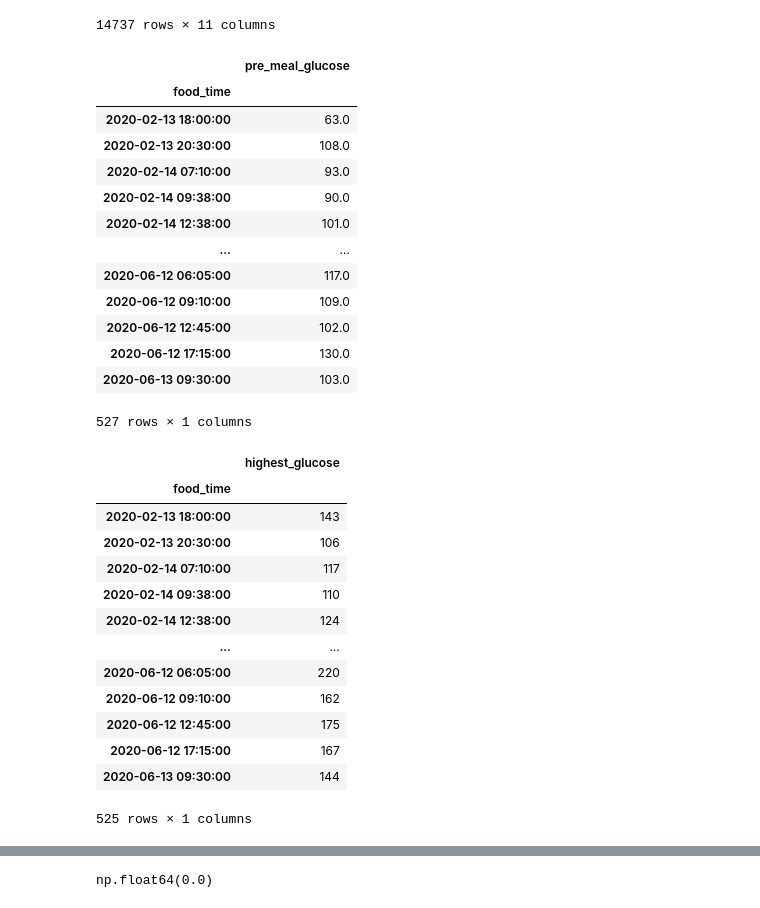
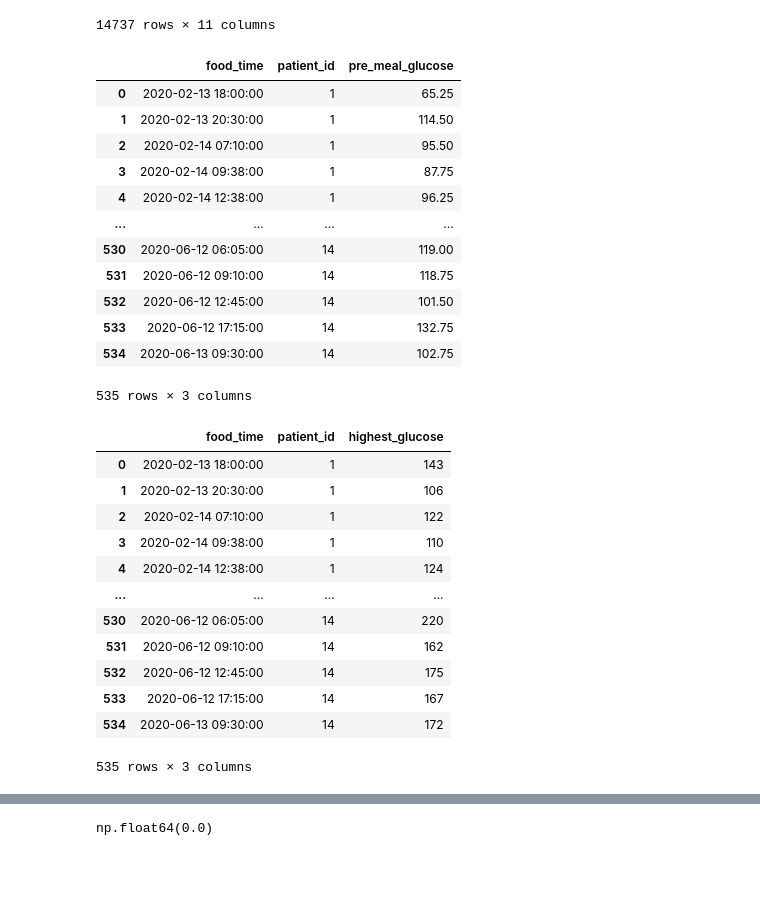
Before and after one commit to KrazyKats/glycemic_charts, a Jupyter notebook: viv_work/eda.ipynb, the cells around one changed output, grey strips where cells are left out. Cells and saved outputs as stored; diff of their text form; code cells hidden in the pictures; blank space fills up the shorter version.

```diff
--- a/viv_work/eda.ipynb
+++ b/viv_work/eda.ipynb
@@ -33,27 +33,29 @@ data
 | 14736 | 2020-06-13 09:30:00 | 654.0 | 82.0 | 5.6 | 40.0 | 26.0 | 26.0 | 14 | 2020-06-13 11:02:56 | ... |
 14737 rows × 11 columns
 # %%
-def get_latest_glucose_before_food(group):
+def get_mean_glucose_before_food(group):
     valid_glucose_times = group[group["glucose_time"] < group['food_time']]
     if valid_glucose_times.empty:
         return None
-    return valid_glucose_times.sort_values('glucose_time').iloc[-1]['glucose']
-    # return valid_glucose_times['glucose_time'].max()
+    return valid_glucose_times['glucose'].mean()
 # %%
-pre_meal_glucose = data.groupby("food_time").apply(get_latest_glucose_before_food).to_frame(name = 'pre_meal_glucose')
+pre_meal_glucose = (
+  data.groupby(["food_time", "patient_id"])
+  .apply(get_mean_glucose_before_food)
+  .to_frame(name = 'pre_meal_glucose').reset_index()
+)
 pre_meal_glucose
 # %% [output]
-|  | pre_meal_glucose |
-| food_time |  |
-| 2020-02-13 18:00:00 | 63.0 |
-| 2020-02-13 20:30:00 | 108.0 |
-| 2020-02-14 07:10:00 | 93.0 |
-| 2020-02-14 09:38:00 | 90.0 |
-| 2020-02-14 12:38:00 | 101.0 |
-| ... | ... |
-| 2020-06-12 06:05:00 | 117.0 |
-| 2020-06-12 09:10:00 | 109.0 |
-| 2020-06-12 12:45:00 | 102.0 |
-| 2020-06-12 17:15:00 | 130.0 |
-| 2020-06-13 09:30:00 | 103.0 |
+|  | food_time | patient_id | pre_meal_glucose |
+| 0 | 2020-02-13 18:00:00 | 1 | 65.25 |
+| 1 | 2020-02-13 20:30:00 | 1 | 114.50 |
+| 2 | 2020-02-14 07:10:00 | 1 | 95.50 |
+| 3 | 2020-02-14 09:38:00 | 1 | 87.75 |
+| 4 | 2020-02-14 12:38:00 | 1 | 96.25 |
+| ... | ... | ... | ... |
+| 530 | 2020-06-12 06:05:00 | 14 | 119.00 |
+| 531 | 2020-06-12 09:10:00 | 14 | 118.75 |
+| 532 | 2020-06-12 12:45:00 | 14 | 101.50 |
+| 533 | 2020-06-12 17:15:00 | 14 | 132.75 |
+| 534 | 2020-06-13 09:30:00 | 14 | 102.75 |
-527 rows × 1 columns
+535 rows × 3 columns
@@ -64,20 +79,23 @@ pre_meal_glucose
 # %%
-highest_glucose = data[data['food_time'] < data['glucose_time']].groupby("food_time")['glucose'].max().to_frame(name = 'highest_glucose')
+highest_glucose = (
+  data[data['food_time'] < data['glucose_time']]
+  .groupby(["food_time", "patient_id"])['glucose']
+  .max().to_frame(name = 'highest_glucose')
+).reset_index()
 highest_glucose
 # %% [output]
-|  | highest_glucose |
-| food_time |  |
-| 2020-02-13 18:00:00 | 143 |
-| 2020-02-13 20:30:00 | 106 |
-| 2020-02-14 07:10:00 | 117 |
-| 2020-02-14 09:38:00 | 110 |
-| 2020-02-14 12:38:00 | 124 |
-| ... | ... |
-| 2020-06-12 06:05:00 | 220 |
-| 2020-06-12 09:10:00 | 162 |
-| 2020-06-12 12:45:00 | 175 |
-| 2020-06-12 17:15:00 | 167 |
-| 2020-06-13 09:30:00 | 144 |
+|  | food_time | patient_id | highest_glucose |
+| 0 | 2020-02-13 18:00:00 | 1 | 143 |
+| 1 | 2020-02-13 20:30:00 | 1 | 106 |
+| 2 | 2020-02-14 07:10:00 | 1 | 122 |
+| 3 | 2020-02-14 09:38:00 | 1 | 110 |
+| 4 | 2020-02-14 12:38:00 | 1 | 124 |
+| ... | ... | ... | ... |
+| 530 | 2020-06-12 06:05:00 | 14 | 220 |
+| 531 | 2020-06-12 09:10:00 | 14 | 162 |
+| 532 | 2020-06-12 12:45:00 | 14 | 175 |
+| 533 | 2020-06-12 17:15:00 | 14 | 167 |
+| 534 | 2020-06-13 09:30:00 | 14 | 172 |
-525 rows × 1 columns
+535 rows × 3 columns
 # %%
 # NA Values removed when calculating glucose range
```
Also changed, not shown: parts of 20 cells of this notebook, 1 other file.
